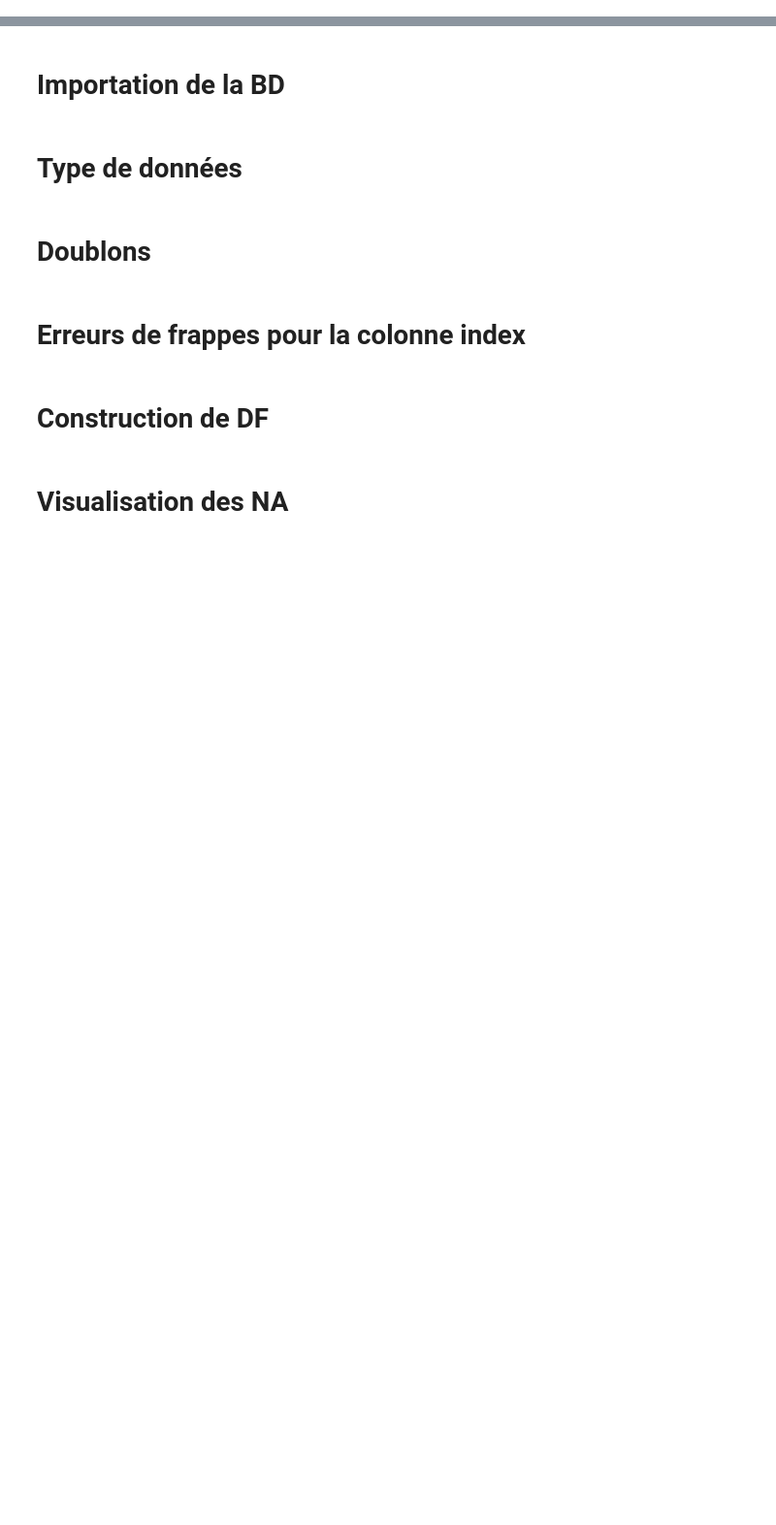
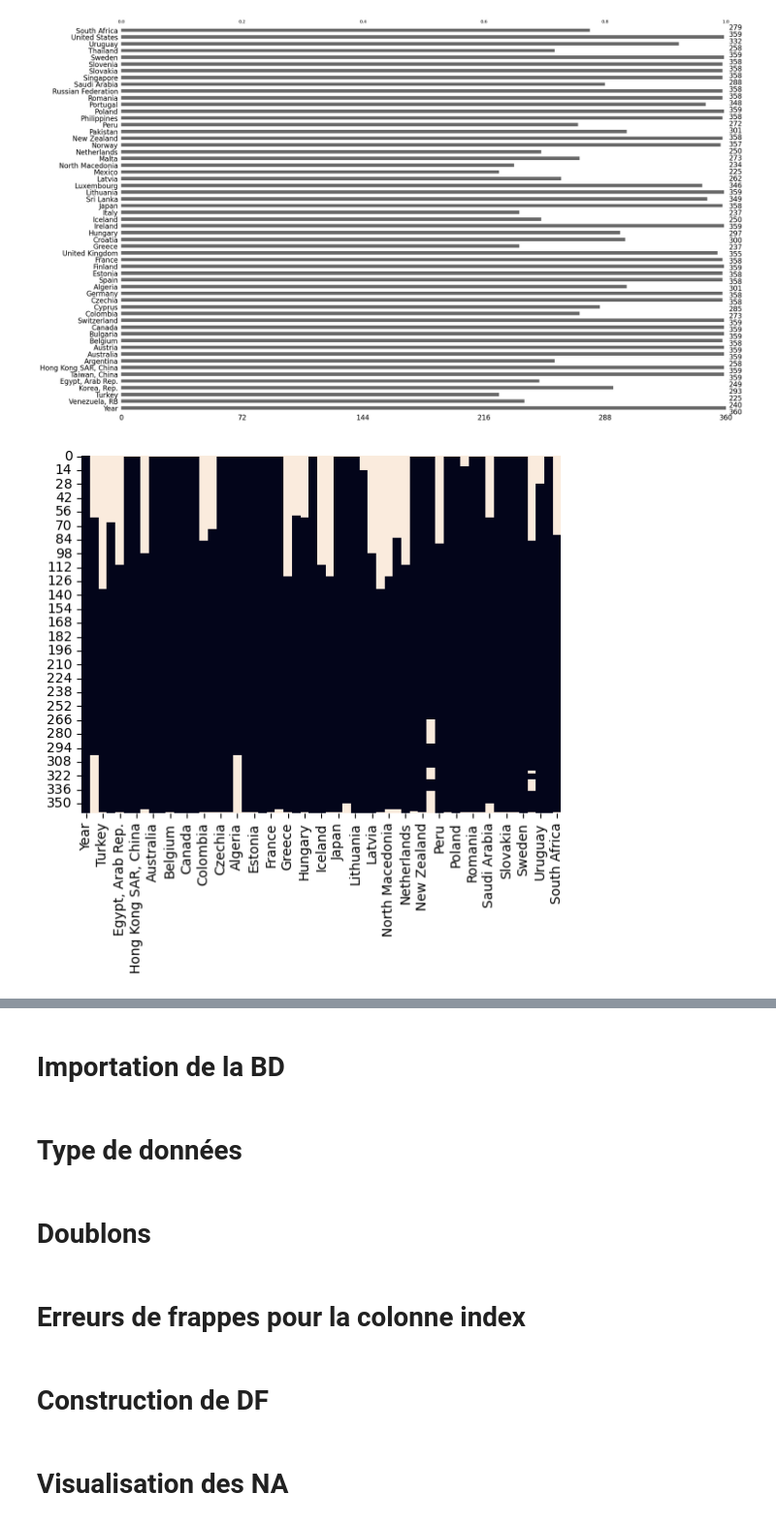
Before and after one commit to Marimar4/Projet-Python, a Jupyter notebook: Préparation_données.ipynb, the cells around one changed output, grey strips where cells are left out. Shown: that part at 97% size. Cells and saved outputs as stored; diff of their text form; code cells hidden in the pictures; blank space fills up the shorter version.

```diff
--- a/Préparation_données.ipynb
+++ b/Préparation_données.ipynb
@@ -21,0 +257,6 @@ np.random.seed(123)
+# %%
+# Suppression de certaines valeurs manquantes
+
+df_Unemployement.dropna(axis=1, thresh=len(df_Unemployement) * 0.6, inplace=True)
+
+(df_Unemployement.isna().sum() / len(df_Unemployement) * 100)[df_Unemployement.isna().any()].sort_values(ascending=False)
@@ -21,0 +281,13 @@ np.random.seed(123)
+# %%
+# Visualisation des valeurs manquantes NA
+
+
+# Diagramme à barres des valeurs manquantes
+msno.bar(df_Unemployement)
+plt.show()
+
+sns.heatmap(df_Unemployement.isna(), cbar=False)
+plt.show()
+# %% [output]
+[figure, added]
+[figure, added]
```
Also changed, not shown: parts of 40 cells of this notebook, 1 other file.
